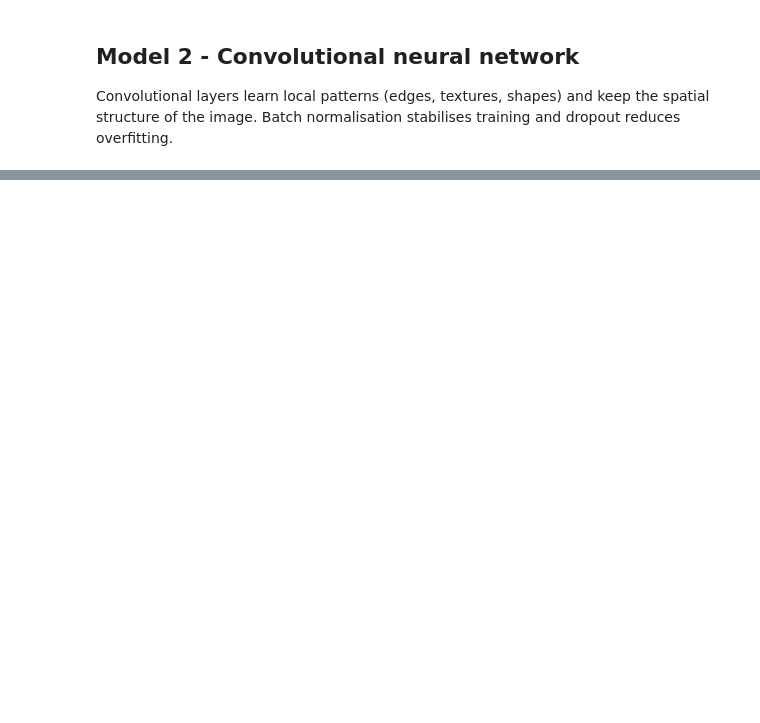
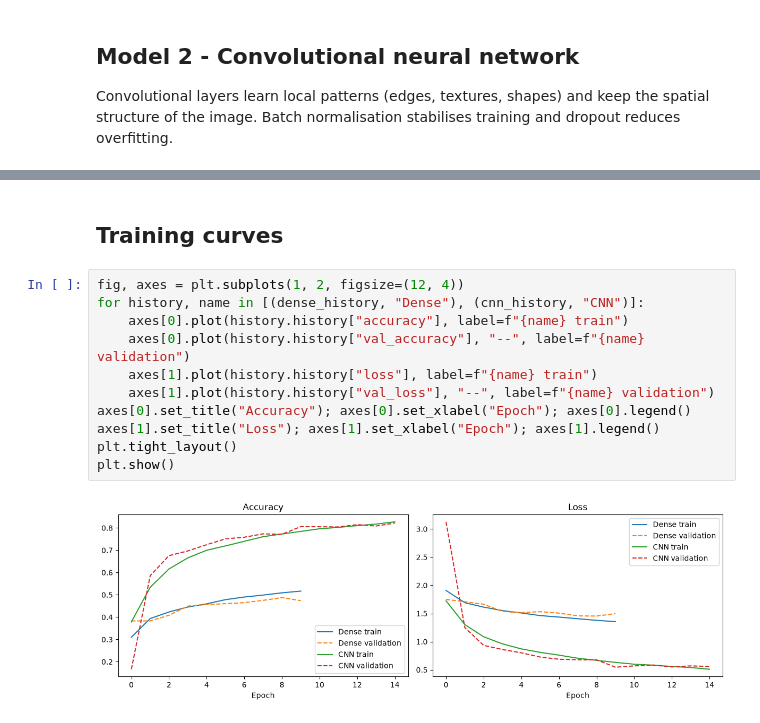
Before and after one commit to YISHU19/Deep-Learning-Model, a Jupyter notebook: DL2.ipynb, the cells around one changed output, grey strips where cells are left out. Drawn from its saved outputs; the diff is of its cells as text; blank space fills up the shorter version.

Commit message:
Add training curves and sample CNN predictions, include run outputs

```diff
--- a/DL2.ipynb
+++ b/DL2.ipynb
@@ -98,0 +171,15 @@ print(f"CNN model   - test accuracy: {cnn_acc:.2%}")
+# %% [markdown]
+## Training curves
+# %%
+fig, axes = plt.subplots(1, 2, figsize=(12, 4))
+for history, name in [(dense_history, "Dense"), (cnn_history, "CNN")]:
+    axes[0].plot(history.history["accuracy"], label=f"{name} train")
+    axes[0].plot(history.history["val_accuracy"], "--", label=f"{name} validation")
+    axes[1].plot(history.history["loss"], label=f"{name} train")
+    axes[1].plot(history.history["val_loss"], "--", label=f"{name} validation")
+axes[0].set_title("Accuracy"); axes[0].set_xlabel("Epoch"); axes[0].legend()
+axes[1].set_title("Loss"); axes[1].set_xlabel("Epoch"); axes[1].legend()
+plt.tight_layout()
+plt.show()
+# %% [output]
+[figure, added]
```
Also changed, not shown: parts of 9 cells of this notebook.
